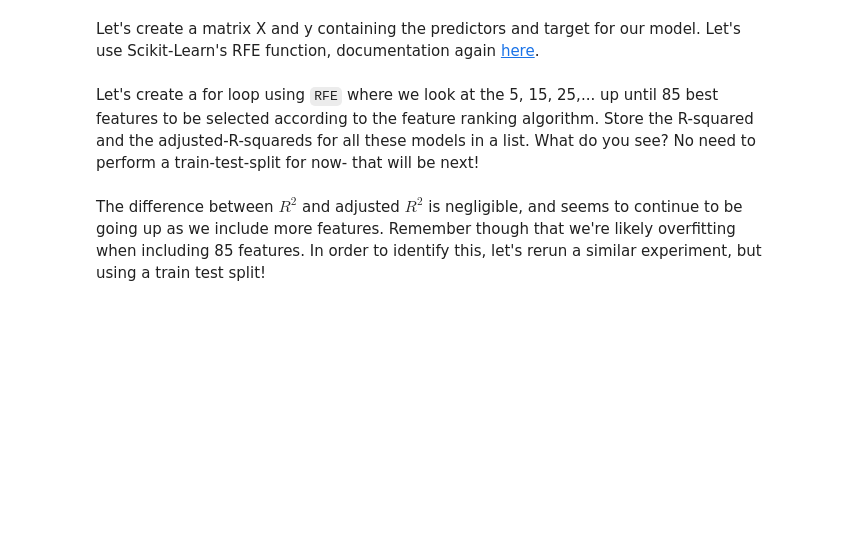
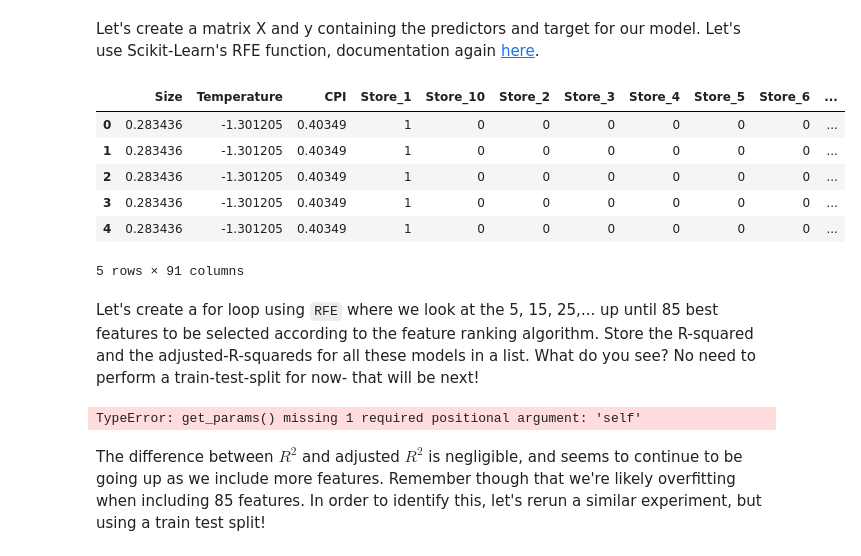
Before and after one commit to giorosati/dsc-1-12-11-modeling-our-data-lab-online-ds-pt-100118, a Jupyter notebook: index.ipynb, the cells around one changed output. Saved outputs shown, nothing was run; the diff lists cells and outputs as text; code cells hidden in the pictures; blank space fills up the shorter version.

```diff
--- a/index.ipynb
+++ b/index.ipynb
@@ -323,3 +353,8 @@ pd.DataFrame(results)
 - Let's stick with our `walmart_log` data, as it seemed like it was generally resulting in higher R-squared values.
 - Let's drop continuous variables which resulted in single linear models with a R-squared value <0.01 for the `walmart_log models`.
 - Let's make sure to drop 1 column for each categorical variable we end up using.
+# %%
+walmart_final = walmart_log.drop(["Fuel_Price","Unemployment","IsHoliday", "Store_9", "Dept_99","Type_B"], axis=1)
+walmart_final.columns[92:121]
+walmart_final =walmart_final.drop(walmart_final.columns[92:121],axis=1)
+walmart_final.describe()
@@ -327,5 +372,17 @@ pd.DataFrame(results)
 ## From here on out, use Feature ranking with recursive feature elimination
 # %% [markdown]
 Let's create a matrix X and y containing the predictors and target for our model. Let's use Scikit-Learn's RFE function, documentation again [here](http://scikit-learn.org/stable/modules/classes.html#module-sklearn.feature_selection).
+# %%
+y = walmart_final[["Weekly_Sales"]]
+X = walmart_final.drop(["Weekly_Sales"], axis=1)
+X.head()
+# %% [output]
+|  | Size | Temperature | CPI | Store_1 | Store_10 | Store_2 | Store_3 | Store_4 | Store_5 | Store_6 | ... |
+| 0 | 0.283436 | -1.301205 | 0.40349 | 1 | 0 | 0 | 0 | 0 | 0 | 0 | ... |
+| 1 | 0.283436 | -1.301205 | 0.40349 | 1 | 0 | 0 | 0 | 0 | 0 | 0 | ... |
+| 2 | 0.283436 | -1.301205 | 0.40349 | 1 | 0 | 0 | 0 | 0 | 0 | 0 | ... |
+| 3 | 0.283436 | -1.301205 | 0.40349 | 1 | 0 | 0 | 0 | 0 | 0 | 0 | ... |
+| 4 | 0.283436 | -1.301205 | 0.40349 | 1 | 0 | 0 | 0 | 0 | 0 | 0 | ... |
+5 rows × 91 columns
 # %% [markdown]
 Let's create a for loop using `RFE` where we look at the 5, 15, 25,... up until 85 best features to be selected according to the feature ranking algorithm. Store the R-squared and the adjusted-R-squareds for all these models in a list. What do you see? No need to perform a train-test-split for now- that will be next!
@@ -332,3 +394,23 @@ Let's create a for loop using `RFE` where we look at the 5, 15, 25,... up until
+# %%
+r_list = []
+adj_r_list = []
+list_n = list(range(5,86,10))
+for n in list_n:
+    select_n = RFE(linreg, n_features_to_select = n)
+    select_n = select_n.fit(X, np.ravel(y))
+    selected_columns = X.columns[select_n.support_ ]
+    linreg.fit(X[selected_columns],y)
+    yhat = linreg.predict(X[selected_columns])
+    SS_Residual = np.sum((y-yhat)**2)
+    SS_Total = np.sum((y-np.mean(y))**2)
+    r_squared = 1 - (float(SS_Residual))/SS_Total
+    print(r_squared)
+    adjusted_r_squared = 1 - (1-r_squared)*(len(y)-1)/(len(y)-X.shape[1]-1)
+    print(adjusted_r_squared)
+r_list.append(r_squared)
+adj_r_list.append(adjusted_r_squared)
+# %% [output]
+TypeError: get_params() missing 1 required positional argument: 'self'
 # %% [markdown]
 The difference between $R^2$ and adjusted $R^2$ is negligible, and seems to continue to be going up as we include more features. Remember though that we're likely overfitting when including 85 features. In order to identify this, let's rerun a similar experiment, but using a train test split!
 # %% [markdown]
```
Also changed, not shown: parts of 3 cells of this notebook.
